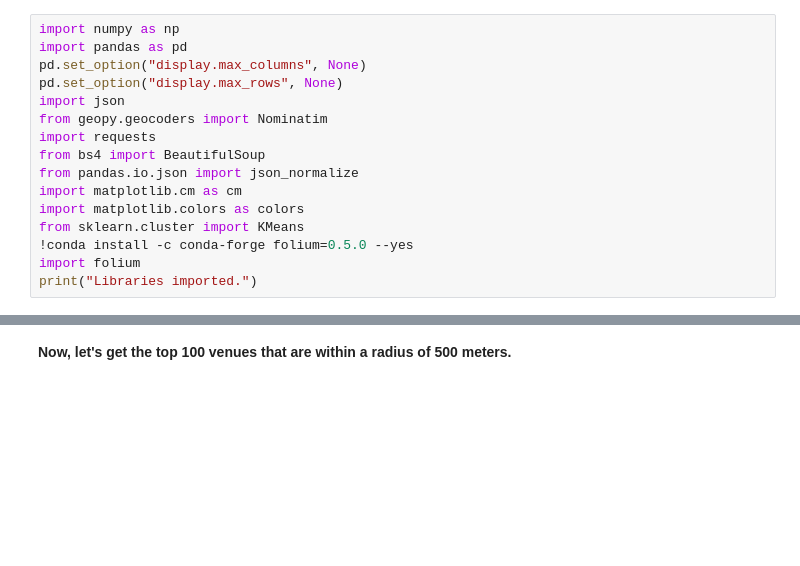
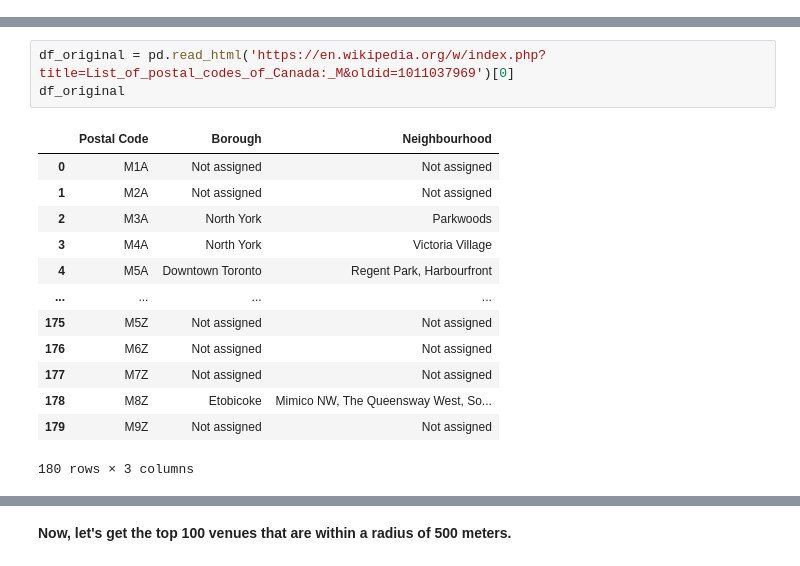
Before and after one commit to olegna1984/Coursera_Capstone, a Jupyter notebook: Segmenting and Clustering Toronto.ipynb, the cells around one changed output, grey strips where cells are left out. Cells and saved outputs as stored; diff of their text form; blank space fills up the shorter version.

```diff
--- a/Segmenting and Clustering Toronto.ipynb
+++ b/Segmenting and Clustering Toronto.ipynb
@@ -8,16 +0,0 @@
-# %%
-import numpy as np
-import pandas as pd
-pd.set_option("display.max_columns", None)
-pd.set_option("display.max_rows", None)
-import json
-from geopy.geocoders import Nominatim
-import requests
-from bs4 import BeautifulSoup
-from pandas.io.json import json_normalize
-import matplotlib.cm as cm
-import matplotlib.colors as colors
-from sklearn.cluster import KMeans
-!conda install -c conda-forge folium=0.5.0 --yes
-import folium
-print("Libraries imported.")
@@ -298,0 +19,17 @@ map_toronto
+# %%
+df_original = pd.read_html('https://en.wikipedia.org/w/index.php?title=List_of_postal_codes_of_Canada:_M&oldid=1011037969')[0]
+df_original
+# %% [output]
+|  | Postal Code | Borough | Neighbourhood |
+| 0 | M1A | Not assigned | Not assigned |
+| 1 | M2A | Not assigned | Not assigned |
+| 2 | M3A | North York | Parkwoods |
+| 3 | M4A | North York | Victoria Village |
+| 4 | M5A | Downtown Toronto | Regent Park, Harbourfront |
+| ... | ... | ... | ... |
+| 175 | M5Z | Not assigned | Not assigned |
+| 176 | M6Z | Not assigned | Not assigned |
+| 177 | M7Z | Not assigned | Not assigned |
+| 178 | M8Z | Etobicoke | Mimico NW, The Queensway West, So... |
+| 179 | M9Z | Not assigned | Not assigned |
+180 rows × 3 columns
```
Also changed, not shown: parts of 103 cells of this notebook.
